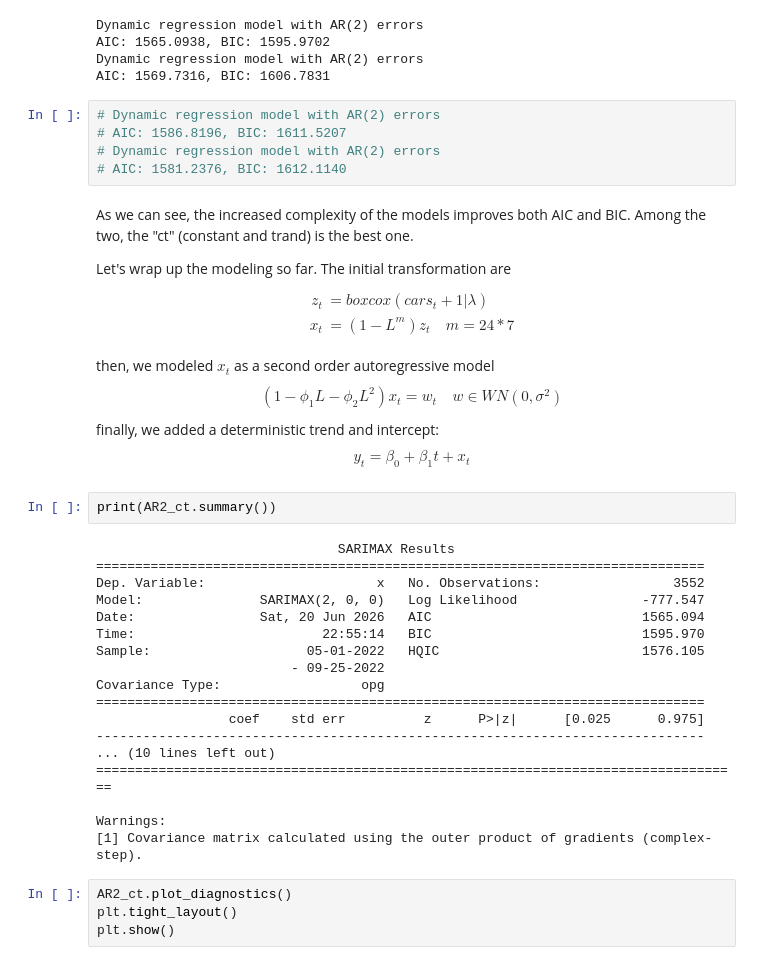
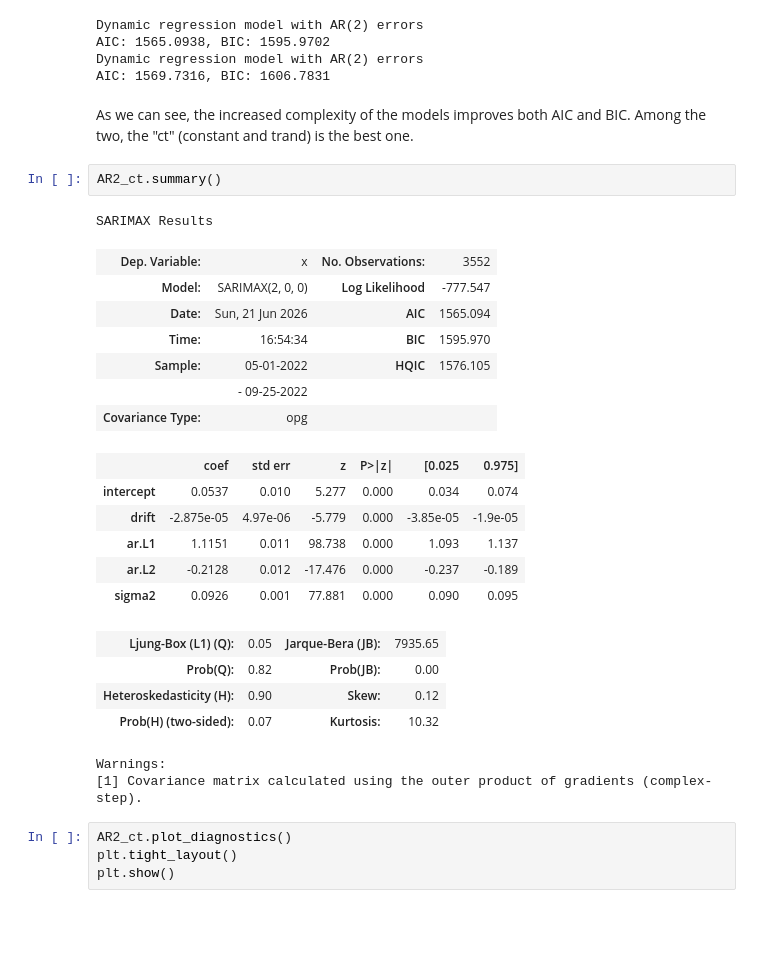
Before and after one commit to Yourne/garage-demand-forecasts, a Jupyter notebook: demand-modeling.ipynb, the cells around one changed output. Drawn from its saved outputs; the diff is of its cells as text; blank space fills up the shorter version.

```diff
--- a/demand-modeling.ipynb
+++ b/demand-modeling.ipynb
@@ -321,49 +290,32 @@ Dynamic regression model with AR(2) errors
 AIC: 1565.0938, BIC: 1595.9702
 Dynamic regression model with AR(2) errors
 AIC: 1569.7316, BIC: 1606.7831
-# %%
-# Dynamic regression model with AR(2) errors
-# AIC: 1586.8196, BIC: 1611.5207
-# Dynamic regression model with AR(2) errors
-# AIC: 1581.2376, BIC: 1612.1140
 # %% [markdown]
 As we can see, the increased complexity of the models improves both AIC and BIC.
 Among the two, the "ct" (constant and trand) is the best one.
-
-Let's wrap up the modeling so far.
-The initial transformation are
-$$
-\begin{split}
-z_t &  = boxcox(cars_t + 1 | \lambda) \\
-x_t & = (1 - L^m) z_t \quad m = 24 * 7\\
-\end{split}
-$$
-then, we modeled $x_t$ as a second order autoregressive model
-$$ (1 - \phi_1 L - \phi_2 L^2)x_t = w_t \quad w \in WN(0, \sigma^2)$$
-finally, we added a deterministic trend and intercept:
-$$
-y_t = \beta_0 + \beta_1 t + x_t
-$$
 # %%
-print(AR2_ct.summary())
+AR2_ct.summary()
 # %% [output]
-                               SARIMAX Results
-==============================================================================
-Dep. Variable:                      x   No. Observations:                 3552
-Model:               SARIMAX(2, 0, 0)   Log Likelihood                -777.547
-Date:                Sat, 20 Jun 2026   AIC                           1565.094
-Time:                        22:55:14   BIC                           1595.970
-Sample:                    05-01-2022   HQIC                          1576.105
-                         - 09-25-2022
-Covariance Type:                  opg
-==============================================================================
-                 coef    std err          z      P>|z|      [0.025      0.975]
-------------------------------------------------------------------------------
-... (10 lines left out)
-===================================================================================
-
-Warnings:
-[1] Covariance matrix calculated using the outer product of gradients (complex-step).
+SARIMAX Results
+| Dep. Variable: | x | No. Observations: | 3552 |
+| Model: | SARIMAX(2, 0, 0) | Log Likelihood | -777.547 |
+| Date: | Sun, 21 Jun 2026 | AIC | 1565.094 |
+| Time: | 16:54:34 | BIC | 1595.970 |
+| Sample: | 05-01-2022 | HQIC | 1576.105 |
+|  | - 09-25-2022 |  |  |
+| Covariance Type: | opg |  |  |
+|  | coef | std err | z | P>|z| | [0.025 | 0.975] |
+| intercept | 0.0537 | 0.010 | 5.277 | 0.000 | 0.034 | 0.074 |
+| drift | -2.875e-05 | 4.97e-06 | -5.779 | 0.000 | -3.85e-05 | -1.9e-05 |
+| ar.L1 | 1.1151 | 0.011 | 98.738 | 0.000 | 1.093 | 1.137 |
+| ar.L2 | -0.2128 | 0.012 | -17.476 | 0.000 | -0.237 | -0.189 |
+| sigma2 | 0.0926 | 0.001 | 77.881 | 0.000 | 0.090 | 0.095 |
+| Ljung-Box (L1) (Q): | 0.05 | Jarque-Bera (JB): | 7935.65 |
+| Prob(Q): | 0.82 | Prob(JB): | 0.00 |
+| Heteroskedasticity (H): | 0.90 | Skew: | 0.12 |
+| Prob(H) (two-sided): | 0.07 | Kurtosis: | 10.32 |
+Warnings:
+[1] Covariance matrix calculated using the outer product of gradients (complex-step).
 # %%
 AR2_ct.plot_diagnostics()
 plt.tight_layout()
```
Also changed, not shown: parts of 36 cells of this notebook, 3 other files.
